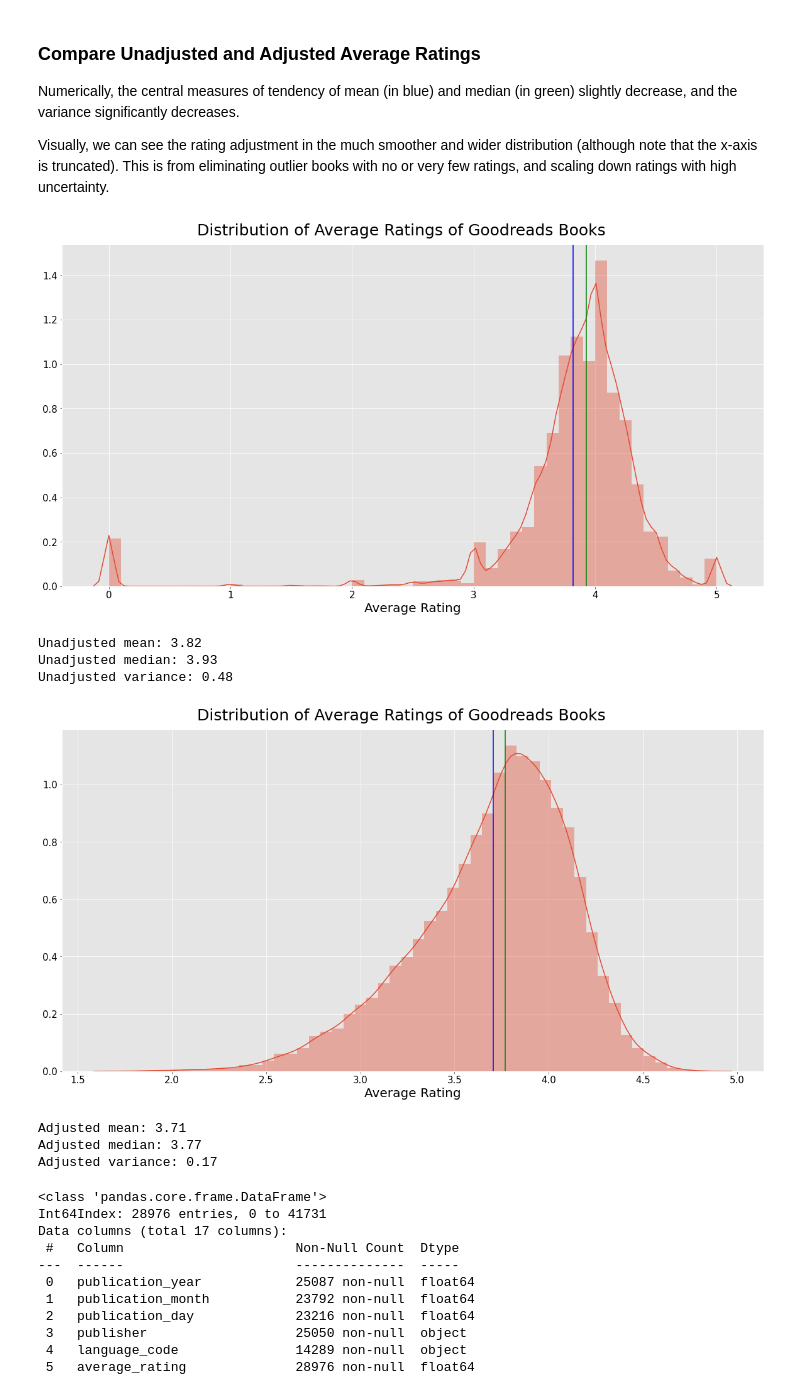
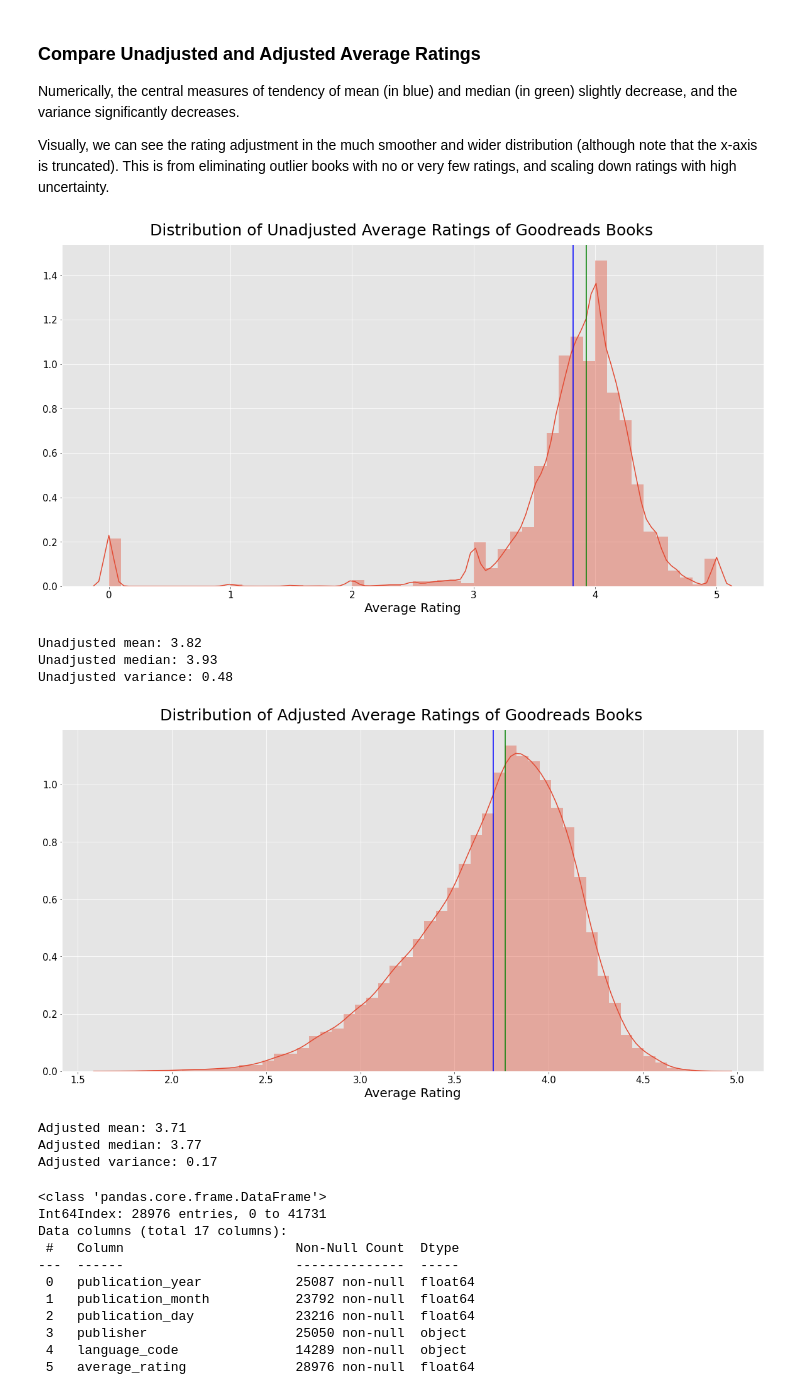
Before and after one commit to ryankoul/DS-Project-Template, a Jupyter notebook: notebooks/build_2.ipynb, the cells around one changed output. Drawn from its saved outputs; the diff is of its cells as text; code cells hidden in the pictures.

Commit message:
Updated adjusted/unadjusted graph titles

```diff
--- a/notebooks/build_2.ipynb
+++ b/notebooks/build_2.ipynb
@@ -226,22 +226,22 @@ Visually, we can see the rating adjustment in the much smoother and wider distri
 # %%
 # Before
 plt.figure(figsize=(20,10))
 sns.distplot(df['average_rating'])
 plt.axvline(df['average_rating'].mean(), color='b')
 plt.axvline(df['average_rating'].median(), color='g')
 
-plt.figtext(.5,.9,'Distribution of Average Ratings of Goodreads Books',
+plt.figtext(.5,.9,'Distribution of Unadjusted Average Ratings of Goodreads Books',
             fontsize=25, ha='center')
 plt.xticks(fontsize=15, color='k')
 plt.yticks(fontsize=15, color='k')
 plt.xlabel('Average Rating', fontsize=20, color='k')
 plt.show()
 
 print('Unadjusted mean:', round(df['average_rating'].mean(), 2))
 print('Unadjusted median:', round(df['average_rating'].median(), 2))
 print('Unadjusted variance:', round(df['average_rating'].var(), 2))
 # %% [output]
-[figure, old version]
+[figure, new version]
 Unadjusted mean: 3.82
 Unadjusted median: 3.93
 Unadjusted variance: 0.48
@@ -252,7 +252,7 @@ sns.distplot(train['adjusted_average_rating'])
 plt.axvline(train['adjusted_average_rating'].mean(), color='b')
 plt.axvline(train['adjusted_average_rating'].median(), color='g')
 
-plt.figtext(.5,.9,'Distribution of Average Ratings of Goodreads Books',
+plt.figtext(.5,.9,'Distribution of Adjusted Average Ratings of Goodreads Books',
             fontsize=25, ha='center')
 plt.xticks(fontsize=15, color='k')
 plt.yticks(fontsize=15, color='k')
@@ -263,7 +263,7 @@ print('Adjusted mean:', round(train['adjusted_average_rating'].mean(), 2))
 print('Adjusted median:', round(train['adjusted_average_rating'].median(), 2))
 print('Adjusted variance:', round(train['adjusted_average_rating'].var(), 2))
 # %% [output]
-[figure, old version]
+[figure, new version]
 Adjusted mean: 3.71
 Adjusted median: 3.77
 Adjusted variance: 0.17
```
Also changed, not shown: parts of 3 cells of this notebook.
